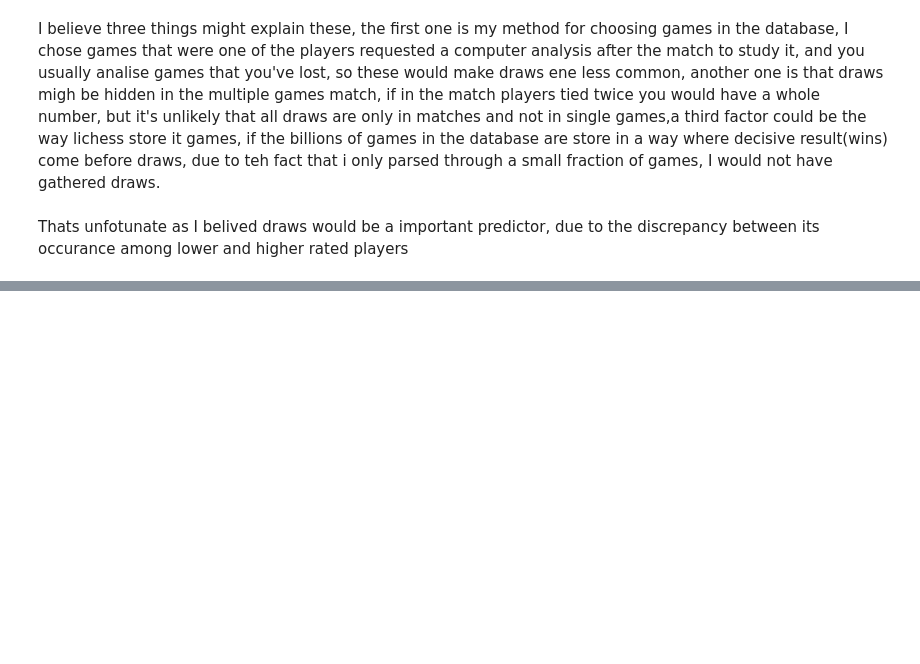
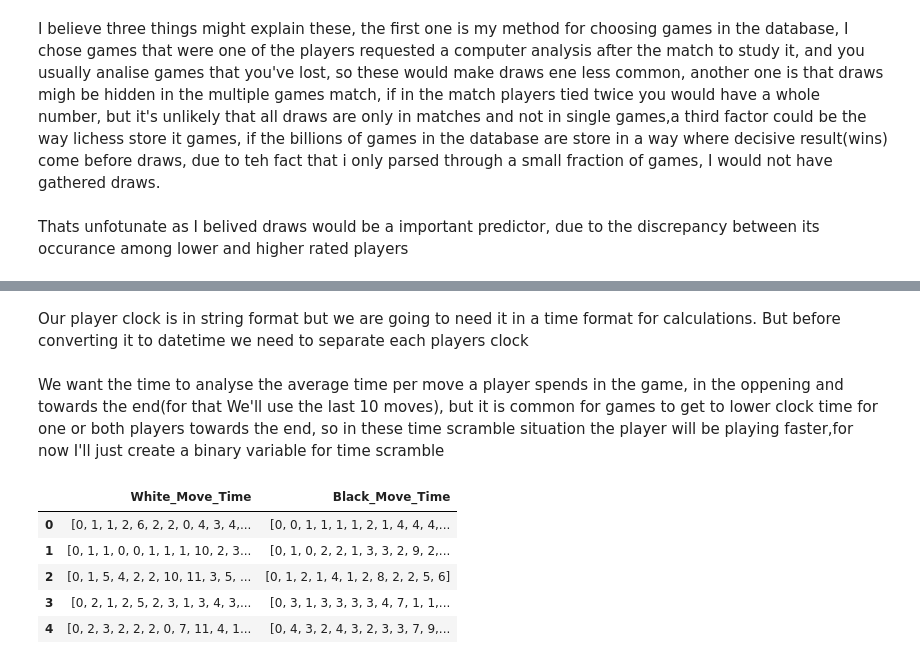
Before and after one commit to GuilhermeGAraujo/Chess_Rating_Predictor, a Jupyter notebook: Initial_EDA_&_more_cleaning.ipynb, the cells around one changed output, grey strips where cells are left out. Saved outputs shown, nothing was run; the diff lists cells and outputs as text; code cells hidden in the pictures; blank space fills up the shorter version.

```diff
--- a/Initial_EDA_&_more_cleaning.ipynb
+++ b/Initial_EDA_&_more_cleaning.ipynb
@@ -215,0 +209,20 @@ Our ttest show us that averages are in fact different from each other, so for th
+# %%
+#I'm just goin to drop the matches results as they represent a small part of the data (less than 3%)
+matches= games_df[(games_df['Result'] != '1-0') & (games_df['Result']!='0-1')].index
+games_df.drop(index=matches)
+games_df.reset_index(drop=True,inplace=True)
+# %% [markdown]
+Our player clock is in string format but we are going to need it in a time format for calculations. But before converting it to datetime we need to separate each players clock
+# %%
+import ast
+from datetime import datetime
+clocks =games_df['Players_Clock']
+w_clocks,w_clocks_dt,b_clocks,b_clocks_dt=([] for i in range(4))
+for clock in clocks:
+        clock=ast.literal_eval(clock)
+        w_clock = clock[::2]
+        b_clock = clock[1::2]
+        w_clocks.append(w_clock)
+        w_clocks_dt.append([datetime.strptime(i,'%H:%M:%S') for i in w_clock])
+        b_clocks.append(b_clock)
+        b_clocks_dt.append([datetime.strptime(i,'%H:%M:%S') for i in b_clock])
@@ -215,0 +234,29 @@ Our ttest show us that averages are in fact different from each other, so for th
+# %% [markdown]
+We want the time to analyse the average time per move a player spends in the game, in the oppening and towards the end(for that We'll use the last 10 moves), but it is common for games to get to lower clock time for one or both players towards the end, so in these time scramble situation the player will be playing faster,for now I'll just create a binary variable for time scramble
+# %%
+from datetime import timedelta
+def calc_move_time(clock,increment):
+    move_time=[0]
+    previous = clock[0]
+    for time in clock[1:]:
+        delta = time-previous
+        #because it's a countdown the delta will be negative and we have to correct for it and the time increment
+        if delta.seconds > 40000:
+            delta = timedelta(seconds =increment+(86400-delta.seconds))
+        else:
+            if increment !=0:
+                delta = timedelta(seconds=increment-delta.seconds)
+        move_time.append((delta.seconds))
+        previous=time
+    return move_time
+inc_lst = games_df['Increment']
+games_df['White_Move_Time'] = [calc_move_time(clock, increment) for clock,increment in zip(w_clocks_dt,inc_lst)]
+games_df['Black_Move_Time'] = [calc_move_time(clock, increment) for clock,increment in zip(b_clocks_dt,inc_lst)]
+games_df[['White_Move_Time','Black_Move_Time']].head()
+# %% [output]
+|  | White_Move_Time | Black_Move_Time |
+| 0 | [0, 1, 1, 2, 6, 2, 2, 0, 4, 3, 4,... | [0, 0, 1, 1, 1, 1, 2, 1, 4, 4, 4,... |
+| 1 | [0, 1, 1, 0, 0, 1, 1, 1, 10, 2, 3... | [0, 1, 0, 2, 2, 1, 3, 3, 2, 9, 2,... |
+| 2 | [0, 1, 5, 4, 2, 2, 10, 11, 3, 5, ... | [0, 1, 2, 1, 4, 1, 2, 8, 2, 2, 5, 6] |
+| 3 | [0, 2, 1, 2, 5, 2, 3, 1, 3, 4, 3,... | [0, 3, 1, 3, 3, 3, 3, 4, 7, 1, 1,... |
+| 4 | [0, 2, 3, 2, 2, 2, 0, 7, 11, 4, 1... | [0, 4, 3, 2, 4, 3, 2, 3, 3, 7, 9,... |
```
Also changed, not shown: parts of 34 cells of this notebook, 2 other files.
